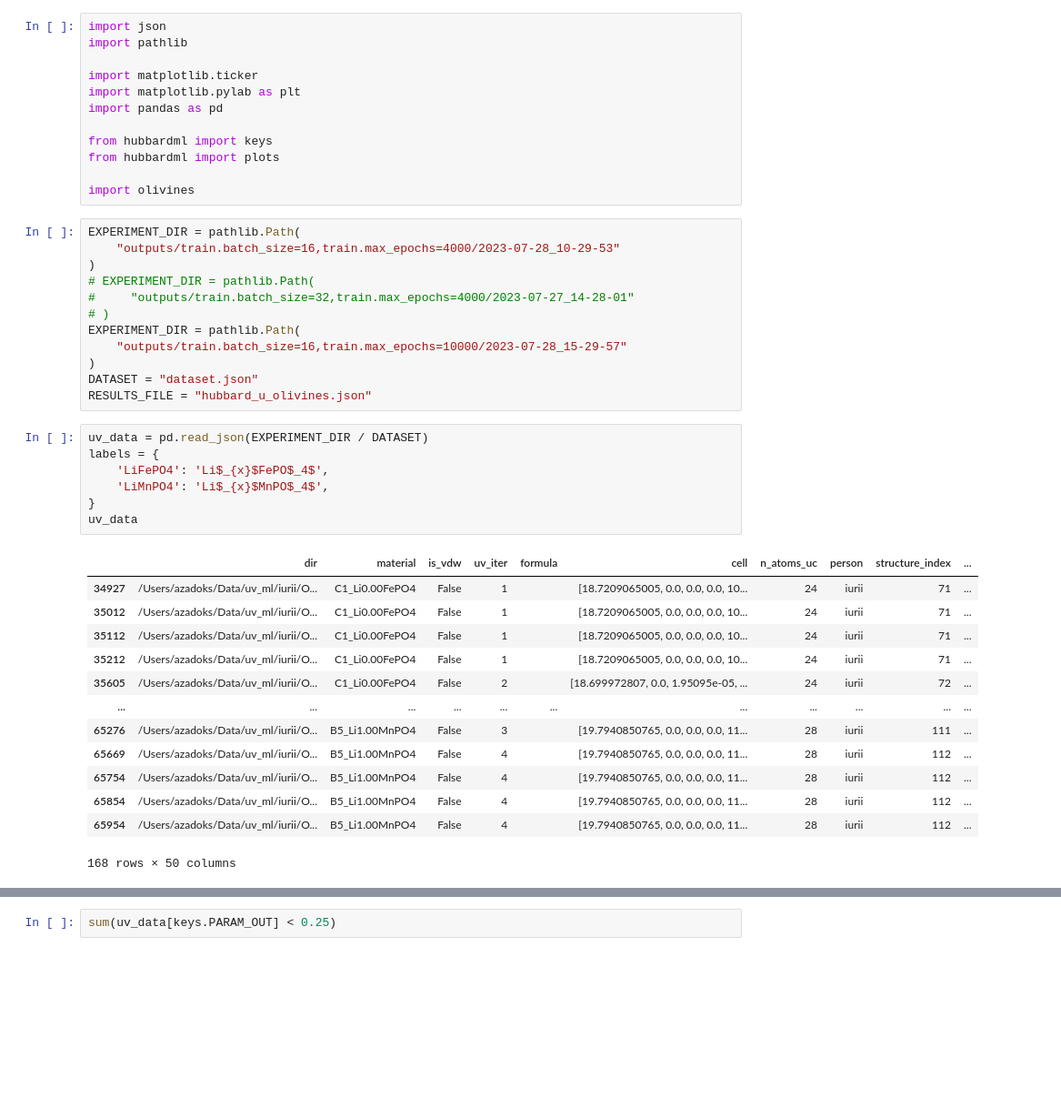
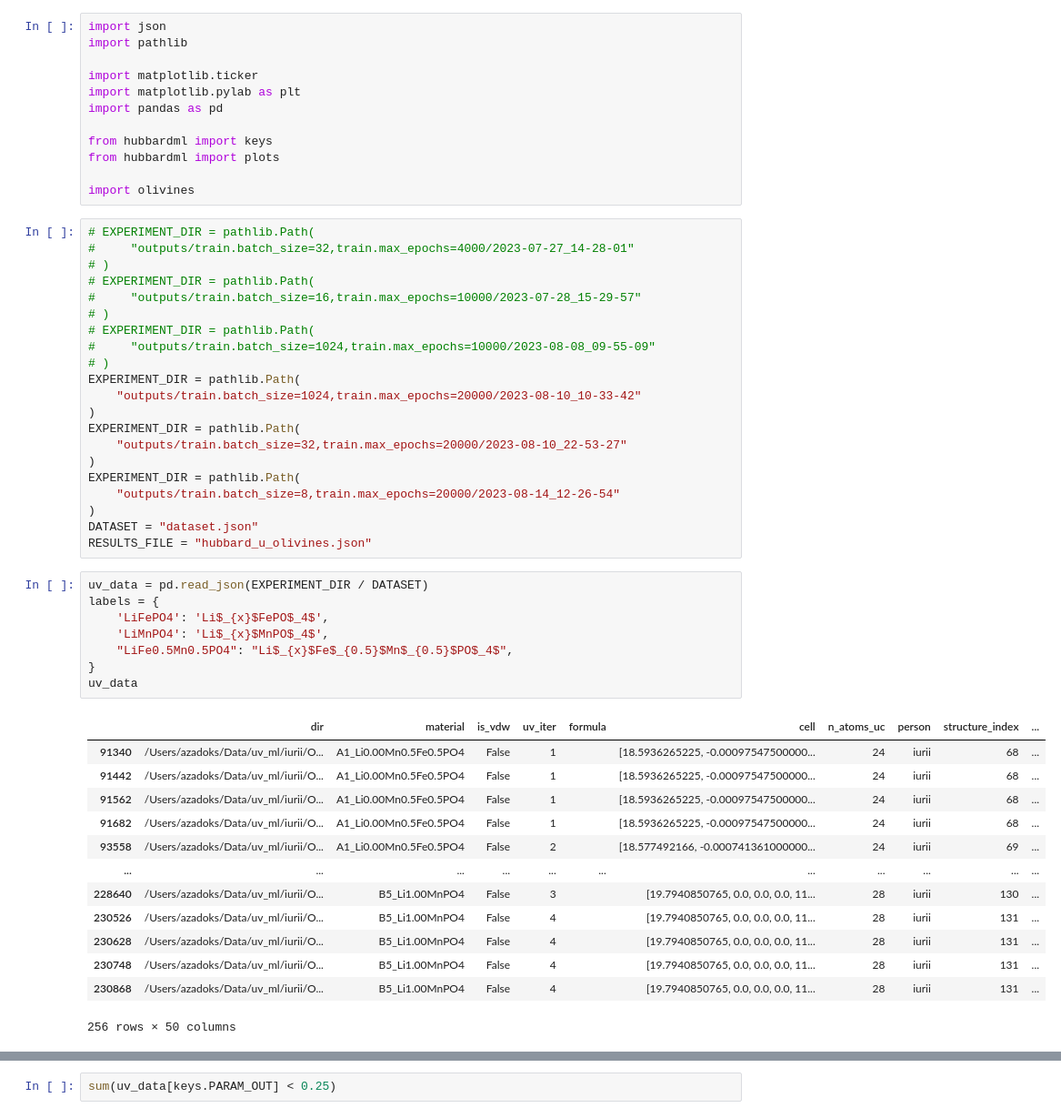
Before and after one commit to camml-lab/hubbardml, a Jupyter notebook: experiments/olivines_analysis.ipynb, the cells around one changed output, grey strips where cells are left out. Shown at 91% size. Cells and saved outputs as stored; diff of their text form; blank space fills up the shorter version.

```diff
--- a/experiments/olivines_analysis.ipynb
+++ b/experiments/olivines_analysis.ipynb
@@ -11,38 +11,48 @@ from hubbardml import plots
 
 import olivines
 # %%
-EXPERIMENT_DIR = pathlib.Path(
-    "outputs/train.batch_size=16,train.max_epochs=4000/2023-07-28_10-29-53"
-)
 # EXPERIMENT_DIR = pathlib.Path(
 #     "outputs/train.batch_size=32,train.max_epochs=4000/2023-07-27_14-28-01"
 # )
+# EXPERIMENT_DIR = pathlib.Path(
+#     "outputs/train.batch_size=16,train.max_epochs=10000/2023-07-28_15-29-57"
+# )
+# EXPERIMENT_DIR = pathlib.Path(
+#     "outputs/train.batch_size=1024,train.max_epochs=10000/2023-08-08_09-55-09"
+# )
 EXPERIMENT_DIR = pathlib.Path(
-    "outputs/train.batch_size=16,train.max_epochs=10000/2023-07-28_15-29-57"
+    "outputs/train.batch_size=1024,train.max_epochs=20000/2023-08-10_10-33-42"
+)
+EXPERIMENT_DIR = pathlib.Path(
+    "outputs/train.batch_size=32,train.max_epochs=20000/2023-08-10_22-53-27"
+)
+EXPERIMENT_DIR = pathlib.Path(
+    "outputs/train.batch_size=8,train.max_epochs=20000/2023-08-14_12-26-54"
 )
 DATASET = "dataset.json"
 RESULTS_FILE = "hubbard_u_olivines.json"
 # %%
 uv_data = pd.read_json(EXPERIMENT_DIR / DATASET)
 labels = {
     'LiFePO4': 'Li$_{x}$FePO$_4$',
     'LiMnPO4': 'Li$_{x}$MnPO$_4$',
+    "LiFe0.5Mn0.5PO4": "Li$_{x}$Fe$_{0.5}$Mn$_{0.5}$PO$_4$",
 }
 uv_data
 # %% [output]
 |  | dir | material | is_vdw | uv_iter | formula | cell | n_atoms_uc | person | structure_index | ... |
-| 34927 | /Users/azadoks/Data/uv_ml/iurii/O... | C1_Li0.00FePO4 | False | 1 |  | [18.7209065005, 0.0, 0.0, 0.0, 10... | 24 | iurii | 71 | ... |
-| 35012 | /Users/azadoks/Data/uv_ml/iurii/O... | C1_Li0.00FePO4 | False | 1 |  | [18.7209065005, 0.0, 0.0, 0.0, 10... | 24 | iurii | 71 | ... |
-| 35112 | /Users/azadoks/Data/uv_ml/iurii/O... | C1_Li0.00FePO4 | False | 1 |  | [18.7209065005, 0.0, 0.0, 0.0, 10... | 24 | iurii | 71 | ... |
-| 35212 | /Users/azadoks/Data/uv_ml/iurii/O... | C1_Li0.00FePO4 | False | 1 |  | [18.7209065005, 0.0, 0.0, 0.0, 10... | 24 | iurii | 71 | ... |
-| 35605 | /Users/azadoks/Data/uv_ml/iurii/O... | C1_Li0.00FePO4 | False | 2 |  | [18.699972807, 0.0, 1.95095e-05, ... | 24 | iurii | 72 | ... |
+| 91340 | /Users/azadoks/Data/uv_ml/iurii/O... | A1_Li0.00Mn0.5Fe0.5PO4 | False | 1 |  | [18.5936265225, -0.00097547500000... | 24 | iurii | 68 | ... |
+| 91442 | /Users/azadoks/Data/uv_ml/iurii/O... | A1_Li0.00Mn0.5Fe0.5PO4 | False | 1 |  | [18.5936265225, -0.00097547500000... | 24 | iurii | 68 | ... |
+| 91562 | /Users/azadoks/Data/uv_ml/iurii/O... | A1_Li0.00Mn0.5Fe0.5PO4 | False | 1 |  | [18.5936265225, -0.00097547500000... | 24 | iurii | 68 | ... |
+| 91682 | /Users/azadoks/Data/uv_ml/iurii/O... | A1_Li0.00Mn0.5Fe0.5PO4 | False | 1 |  | [18.5936265225, -0.00097547500000... | 24 | iurii | 68 | ... |
+| 93558 | /Users/azadoks/Data/uv_ml/iurii/O... | A1_Li0.00Mn0.5Fe0.5PO4 | False | 2 |  | [18.577492166, -0.000741361000000... | 24 | iurii | 69 | ... |
 | ... | ... | ... | ... | ... | ... | ... | ... | ... | ... | ... |
-| 65276 | /Users/azadoks/Data/uv_ml/iurii/O... | B5_Li1.00MnPO4 | False | 3 |  | [19.7940850765, 0.0, 0.0, 0.0, 11... | 28 | iurii | 111 | ... |
-| 65669 | /Users/azadoks/Data/uv_ml/iurii/O... | B5_Li1.00MnPO4 | False | 4 |  | [19.7940850765, 0.0, 0.0, 0.0, 11... | 28 | iurii | 112 | ... |
-| 65754 | /Users/azadoks/Data/uv_ml/iurii/O... | B5_Li1.00MnPO4 | False | 4 |  | [19.7940850765, 0.0, 0.0, 0.0, 11... | 28 | iurii | 112 | ... |
-| 65854 | /Users/azadoks/Data/uv_ml/iurii/O... | B5_Li1.00MnPO4 | False | 4 |  | [19.7940850765, 0.0, 0.0, 0.0, 11... | 28 | iurii | 112 | ... |
-| 65954 | /Users/azadoks/Data/uv_ml/iurii/O... | B5_Li1.00MnPO4 | False | 4 |  | [19.7940850765, 0.0, 0.0, 0.0, 11... | 28 | iurii | 112 | ... |
+| 228640 | /Users/azadoks/Data/uv_ml/iurii/O... | B5_Li1.00MnPO4 | False | 3 |  | [19.7940850765, 0.0, 0.0, 0.0, 11... | 28 | iurii | 130 | ... |
+| 230526 | /Users/azadoks/Data/uv_ml/iurii/O... | B5_Li1.00MnPO4 | False | 4 |  | [19.7940850765, 0.0, 0.0, 0.0, 11... | 28 | iurii | 131 | ... |
+| 230628 | /Users/azadoks/Data/uv_ml/iurii/O... | B5_Li1.00MnPO4 | False | 4 |  | [19.7940850765, 0.0, 0.0, 0.0, 11... | 28 | iurii | 131 | ... |
+| 230748 | /Users/azadoks/Data/uv_ml/iurii/O... | B5_Li1.00MnPO4 | False | 4 |  | [19.7940850765, 0.0, 0.0, 0.0, 11... | 28 | iurii | 131 | ... |
+| 230868 | /Users/azadoks/Data/uv_ml/iurii/O... | B5_Li1.00MnPO4 | False | 4 |  | [19.7940850765, 0.0, 0.0, 0.0, 11... | 28 | iurii | 131 | ... |
-168 rows × 50 columns
+256 rows × 50 columns
 # %%
 uv_data[uv_data[keys.PARAM_TYPE] == keys.PARAM_V].groupby(keys.MATERIAL).value_counts([olivines.Keys.OCCUPATION])
 # %% [output]
```
Also changed, not shown: parts of 3 cells of this notebook, 9 other files.
